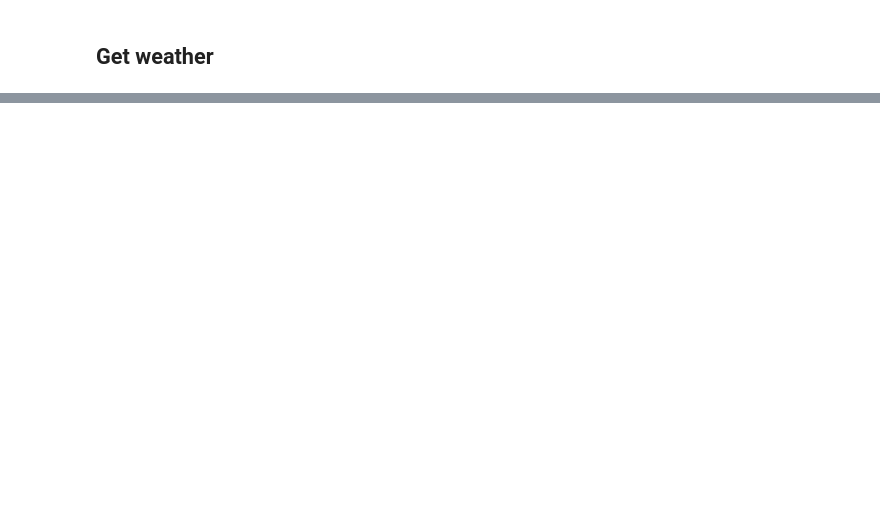
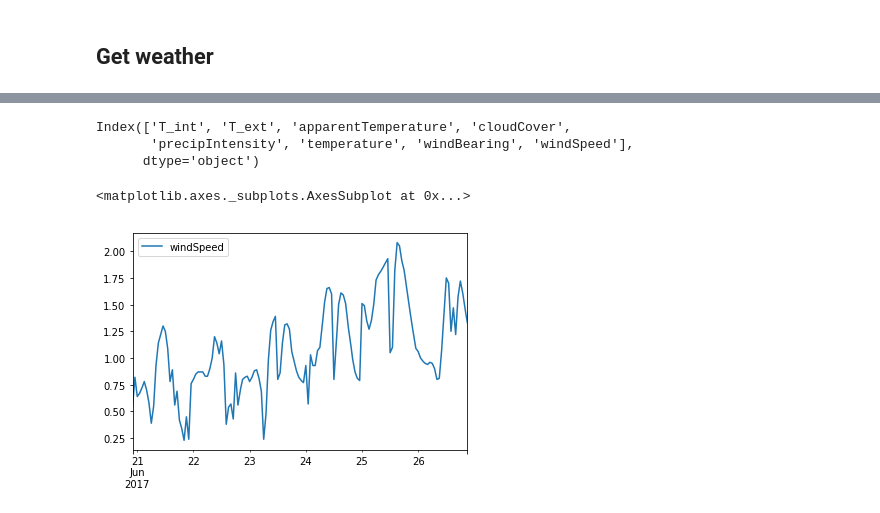
Before and after one commit to xdze2/thermique_appart, a Jupyter notebook: get_all_data.ipynb, the cells around one changed output, grey strips where cells are left out. Saved outputs shown, nothing was run; the diff lists cells and outputs as text; code cells hidden in the pictures; blank space fills up the shorter version.

```diff
--- a/get_all_data.ipynb
+++ b/get_all_data.ipynb
@@ -67,0 +61,11 @@ now = dt.datetime.now()
+# %%
+alldata.columns
+# %% [output]
+Index(['T_int', 'T_ext', 'apparentTemperature', 'cloudCover',
+       'precipIntensity', 'temperature', 'windBearing', 'windSpeed'],
+      dtype='object')
+# %%
+alldata[['windSpeed']].plot()
+# %% [output]
+<matplotlib.axes._subplots.AxesSubplot at 0x...>
+[figure, added]
```
Also changed, not shown: parts of 13 cells of this notebook.
